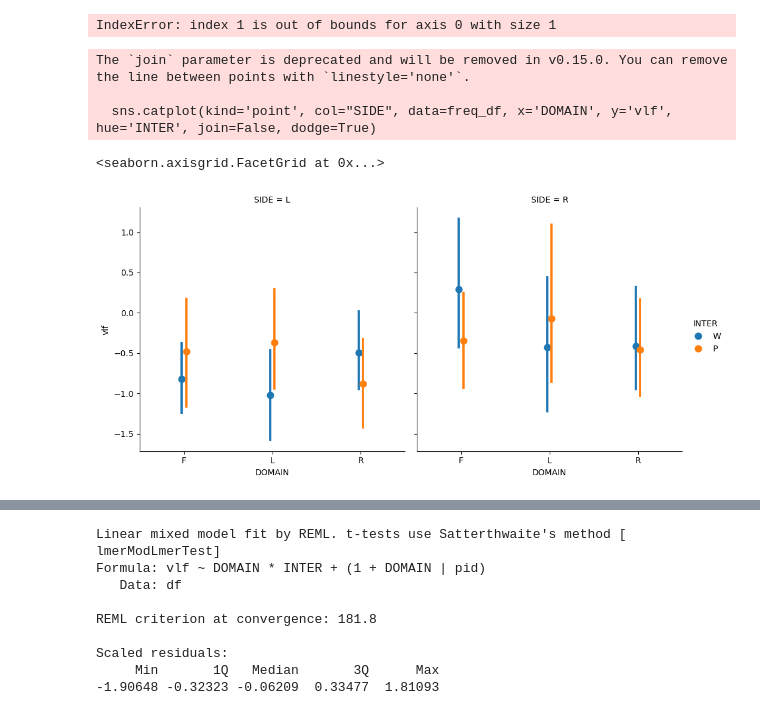
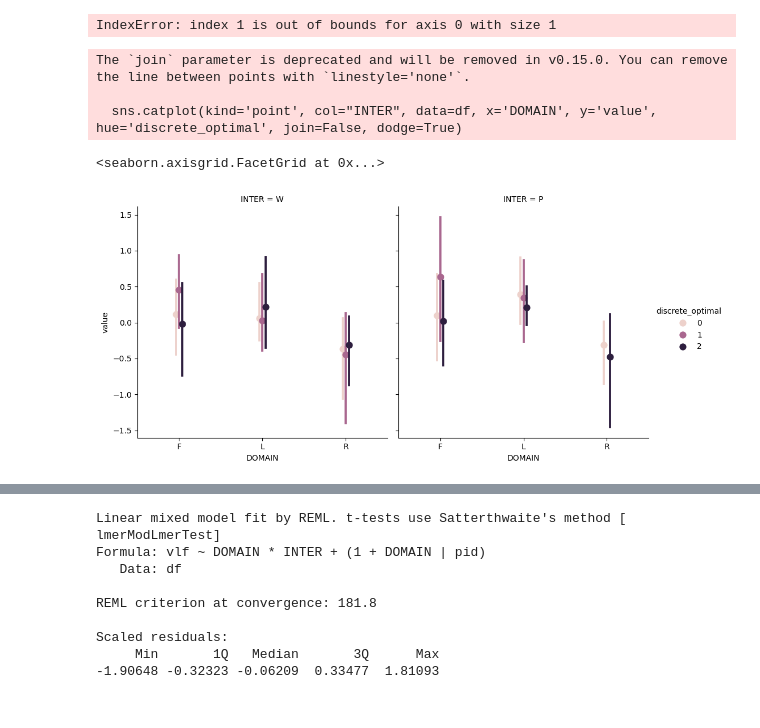
Before and after one commit to your-profile/fNIRS2RL, a Jupyter notebook: vis_data.ipynb, the cells around one changed output, grey strips where cells are left out. Cells and saved outputs as stored; diff of their text form; code cells hidden in the pictures.

```diff
--- a/vis_data.ipynb
+++ b/vis_data.ipynb
@@ -139,0 +141,38 @@ df
+# %%
+DATA_ROOT = 'Experiment/ParticipantData/fNIRS/LabeledData/'
+files = [f for f in os.listdir(DATA_ROOT) if f.endswith('.csv') and '_b.csv' not in f]
+
+dfs = []
+for f in files:
+    sub_df = pd.read_csv(os.path.join(DATA_ROOT, f))
+    sub_df['condition'] = f.split('_')[1]
+    dfs.append(sub_df)
+df = pd.concat(dfs, ignore_index=True)
+# df['BINARY_LABEL'] = df['binary_optimal'].apply(lambda x: 'Optimal' if x == 0 else 'SubOptimal')
+# df['DISCRETE_LABEL'] = df['binary_optimal'].apply(lambda x: 'Optimal' if x == 0 else ("SubOptimal" if x==1 else 'WorstCase'))
+
+df = df.drop(columns=['Unnamed: 0', 'Unnamed: 0.1', 'trial_id', 'MARKER', 'dateTimestamps', 'floatTimestamps',
+       'episode', 'actions', 'rewards', 'discounted_rewards', 'binary_optimal',
+       'chosen_actions', 'optimal_actions', 'desired_goal', 'states', 'continuous_optimal', 'timestamps'])
+
+df = df[['pid', 'condition', 'time', 'discrete_optimal'] + [k for k in df.keys() if k not in ['pid', 'condition', 'time', 'discrete_optimal']]]
+
+df = df.melt(id_vars=['pid', 'condition', 'time', 'discrete_optimal'], var_name='LABEL_WLEN_MEAS', value_name='value')
+
+df[['LABEL', 'WLEN', 'MEAS']] = df['LABEL_WLEN_MEAS'].str.split('_', expand=True)
+df = df.drop(columns=['LABEL_WLEN_MEAS'])
+df.condition.unique()
+
+df['DOMAIN'] = df['condition'].str[0]
+df['INTER'] = df['condition'].str[1:]
+df = df.drop(columns=['condition'])
+
+df = df[(df.WLEN == 'O') & (df.MEAS == 'DSI')].drop(columns=['WLEN', 'MEAS'])
+df.drop(columns=['time'], inplace=True)
+# df['value'].kurtosis()
+# df=df.groupby(['pid', 'LABEL', 'DOMAIN', 'INTER', 'binary_optimal']).apply(pd.Series.kurt)
+df = df.groupby(['pid', 'LABEL', 'DOMAIN', 'INTER', 'discrete_optimal']).median(numeric_only=True).reset_index()
+df.reset_index(drop=True, inplace=True)
+# df.drop(columns=['time'], inplace=True)
+# df[df['condition']=='RW'].tail()
+df
@@ -177,10 +230,10 @@ freq_df.tail(1)
 # %% [output]
 IndexError: index 1 is out of bounds for axis 0 with size 1
 # %%
-sns.catplot(kind='point', col="SIDE", data=freq_df, x='DOMAIN', y='vlf', hue='INTER', join=False, dodge=True)
+sns.catplot(kind='point', col="INTER", data=df, x='DOMAIN', y='value', hue='discrete_optimal', join=False, dodge=True)
 # %% [output]
 The `join` parameter is deprecated and will be removed in v0.15.0. You can remove the line between points with `linestyle='none'`.
 
-  sns.catplot(kind='point', col="SIDE", data=freq_df, x='DOMAIN', y='vlf', hue='INTER', join=False, dodge=True)
+  sns.catplot(kind='point', col="INTER", data=df, x='DOMAIN', y='value', hue='discrete_optimal', join=False, dodge=True)
 <seaborn.axisgrid.FacetGrid at 0x...>
-[figure, old version]
+[figure, new version]
```
Also changed, not shown: parts of 8 cells of this notebook, 2 other files.
